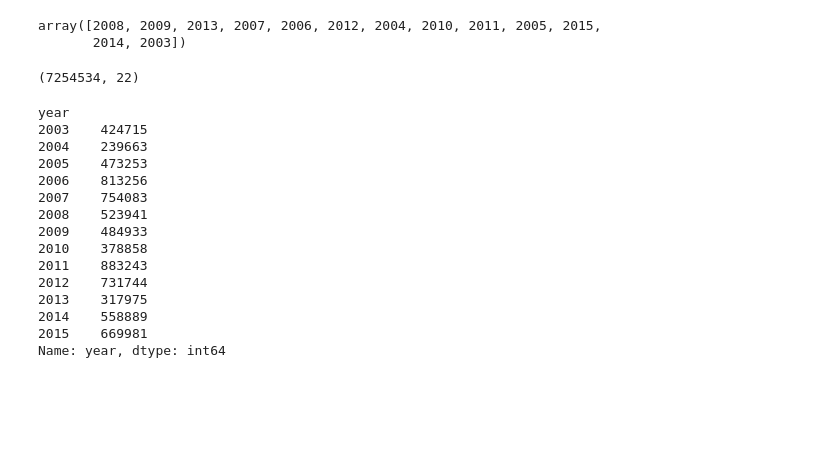
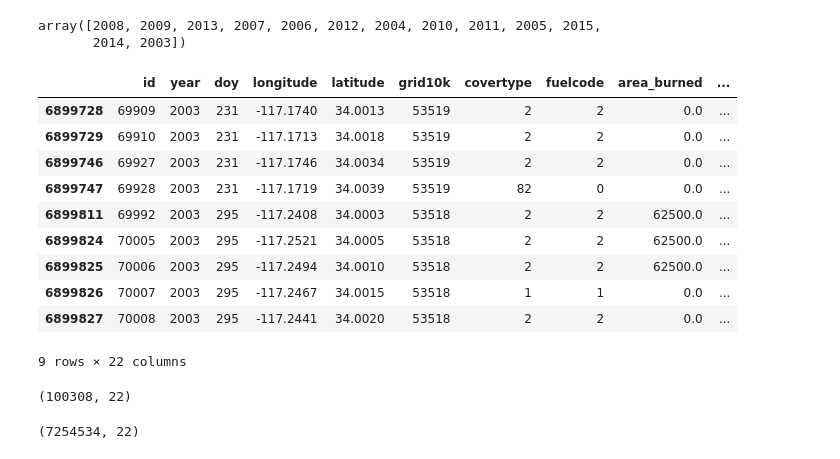
Before and after one commit to NahidGithub/Predicting-Wildfires, a Jupyter notebook: EmissionsCombineCSV.ipynb, the cells around one changed output. Saved outputs shown, nothing was run; the diff lists cells and outputs as text; code cells hidden in the pictures; blank space fills up the shorter version.

```diff
--- a/EmissionsCombineCSV.ipynb
+++ b/EmissionsCombineCSV.ipynb
@@ -30,25 +29,27 @@ emdata['year'].unique()
 # %% [output]
 array([2008, 2009, 2013, 2007, 2006, 2012, 2004, 2010, 2011, 2005, 2015,
        2014, 2003])
+# %%
+### creating variable to limit the dataset to one year/ and moving the long and lat to the west coast (see below)
+emyear2003 = emdata[(emdata.year == 2003) & (emdata.latitude > 34) & (emdata.longitude < -114)]
+emyear2003[1:10]
+# %% [output]
+|  | id | year | doy | longitude | latitude | grid10k | covertype | fuelcode | area_burned | ... |
+| 6899728 | 69909 | 2003 | 231 | -117.1740 | 34.0013 | 53519 | 2 | 2 | 0.0 | ... |
+| 6899729 | 69910 | 2003 | 231 | -117.1713 | 34.0018 | 53519 | 2 | 2 | 0.0 | ... |
+| 6899746 | 69927 | 2003 | 231 | -117.1746 | 34.0034 | 53519 | 2 | 2 | 0.0 | ... |
+| 6899747 | 69928 | 2003 | 231 | -117.1719 | 34.0039 | 53519 | 82 | 0 | 0.0 | ... |
+| 6899811 | 69992 | 2003 | 295 | -117.2408 | 34.0003 | 53518 | 2 | 2 | 62500.0 | ... |
+| 6899824 | 70005 | 2003 | 295 | -117.2521 | 34.0005 | 53518 | 2 | 2 | 62500.0 | ... |
+| 6899825 | 70006 | 2003 | 295 | -117.2494 | 34.0010 | 53518 | 2 | 2 | 62500.0 | ... |
+| 6899826 | 70007 | 2003 | 295 | -117.2467 | 34.0015 | 53518 | 1 | 1 | 0.0 | ... |
+| 6899827 | 70008 | 2003 | 295 | -117.2441 | 34.0020 | 53518 | 2 | 2 | 0.0 | ... |
+9 rows × 22 columns
+# %%
+emyear2003.shape
+# %% [output]
+(100308, 22)
 # %%
 emdata.shape
 # %% [output]
 (7254534, 22)
-# %%
-emdata.groupby(['year'])['year'].count()
-# %% [output]
-year
-2003    424715
-2004    239663
-2005    473253
-2006    813256
-2007    754083
-2008    523941
-2009    484933
-2010    378858
-2011    883243
-2012    731744
-2013    317975
-2014    558889
-2015    669981
-Name: year, dtype: int64
```
Also changed, not shown: parts of 8 cells of this notebook.
